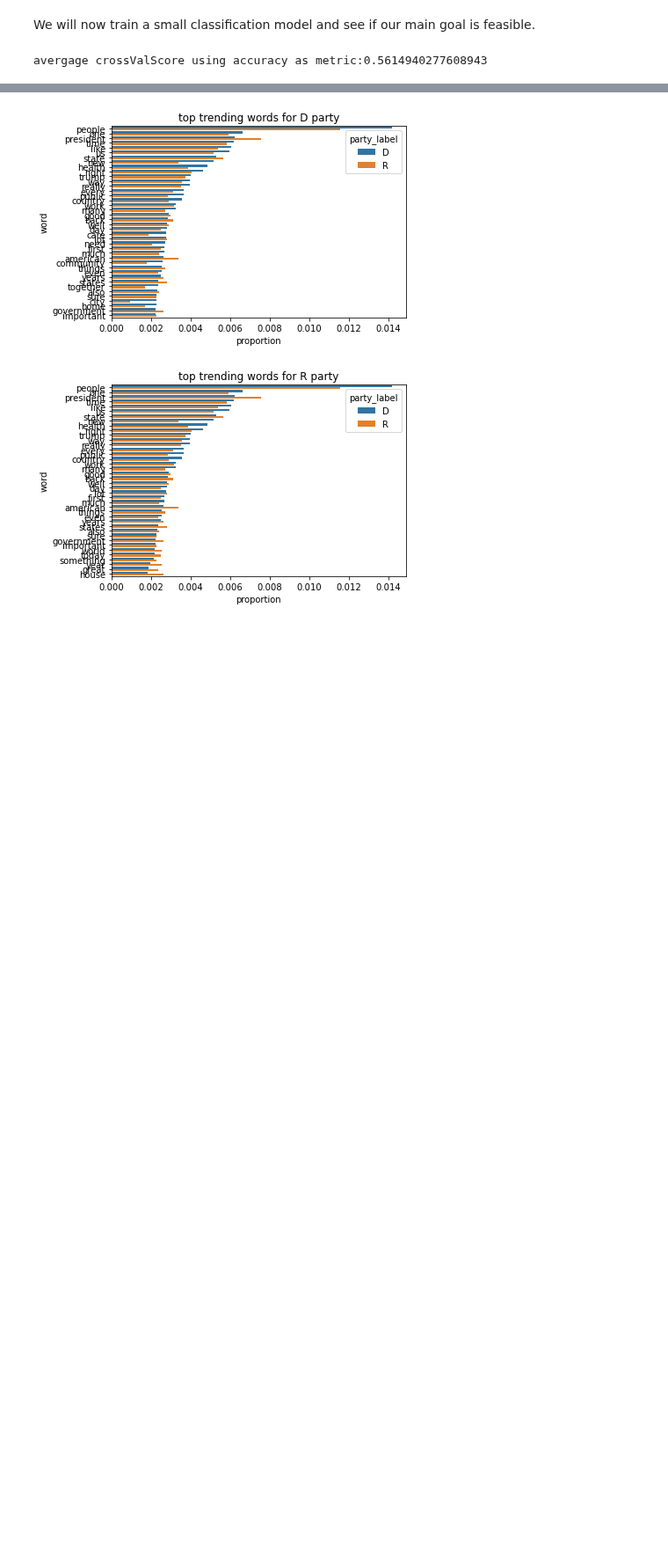
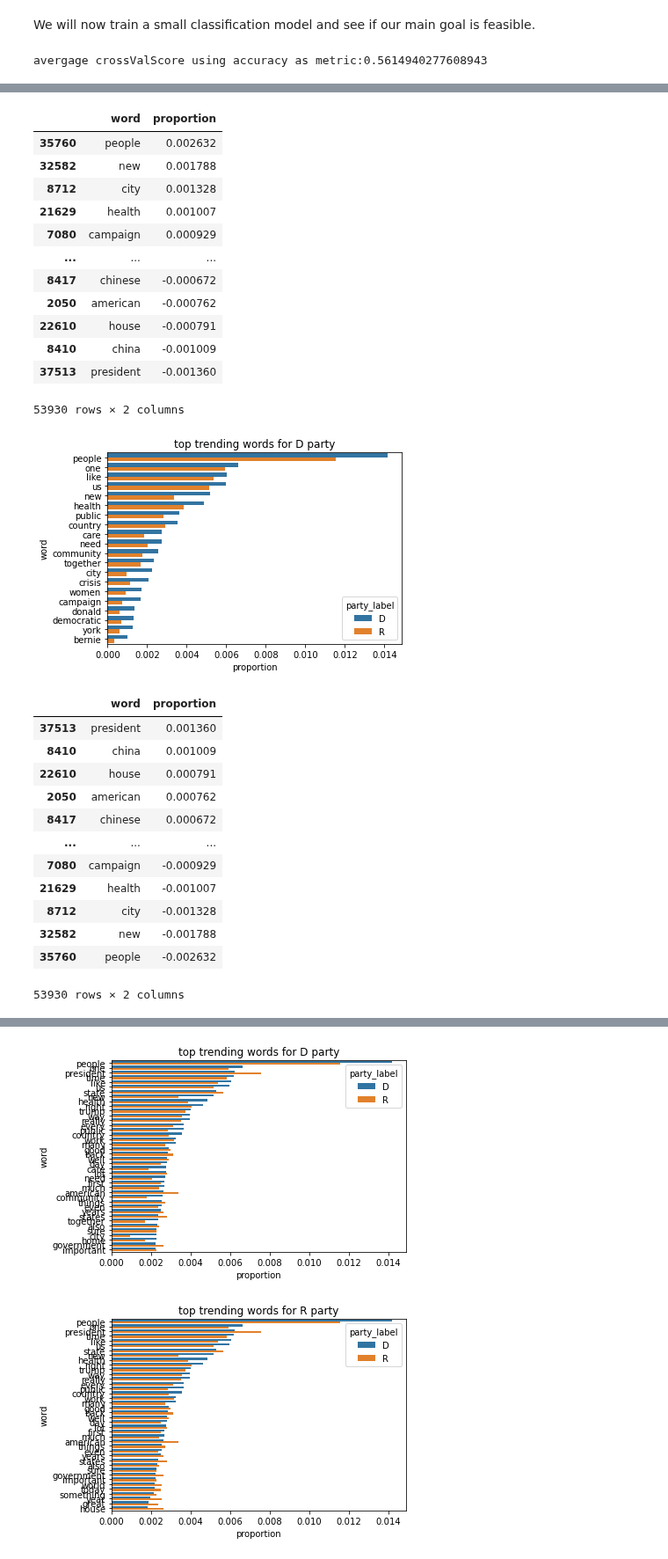
Before and after one commit to epfl-ada/ada-2021-project-mmng, a Jupyter notebook: final_notebook.ipynb, the cells around one changed output, grey strips where cells are left out. Shown at 88% size. Drawn from its saved outputs; the diff is of its cells as text; code cells hidden in the pictures; blank space fills up the shorter version.

```diff
--- a/final_notebook.ipynb
+++ b/final_notebook.ipynb
@@ -704,2 +682,32 @@ AttributeError: module 'pandas' has no attribute 'api'
 # %%
 df =  pd.read_json(QUOTES_2020_PARTY_LABELED_CLEANED_PATH, lines=True, compression='bz2')
+# %%
+trending_words(df, keyword = None, use_keyword = False,removeVerbs = True,show_biggest_deltas = True,top = 20)
+# %% [output]
+|  | word | proportion |
+| 35760 | people | 0.002632 |
+| 32582 | new | 0.001788 |
+| 8712 | city | 0.001328 |
+| 21629 | health | 0.001007 |
+| 7080 | campaign | 0.000929 |
+| ... | ... | ... |
+| 8417 | chinese | -0.000672 |
+| 2050 | american | -0.000762 |
+| 22610 | house | -0.000791 |
+| 8410 | china | -0.001009 |
+| 37513 | president | -0.001360 |
+53930 rows × 2 columns
+[figure, added]
+|  | word | proportion |
+| 37513 | president | 0.001360 |
+| 8410 | china | 0.001009 |
+| 22610 | house | 0.000791 |
+| 2050 | american | 0.000762 |
+| 8417 | chinese | 0.000672 |
+| ... | ... | ... |
+| 7080 | campaign | -0.000929 |
+| 21629 | health | -0.001007 |
+| 8712 | city | -0.001328 |
+| 32582 | new | -0.001788 |
+| 35760 | people | -0.002632 |
+53930 rows × 2 columns
```
Also changed, not shown: parts of 10 cells of this notebook.
